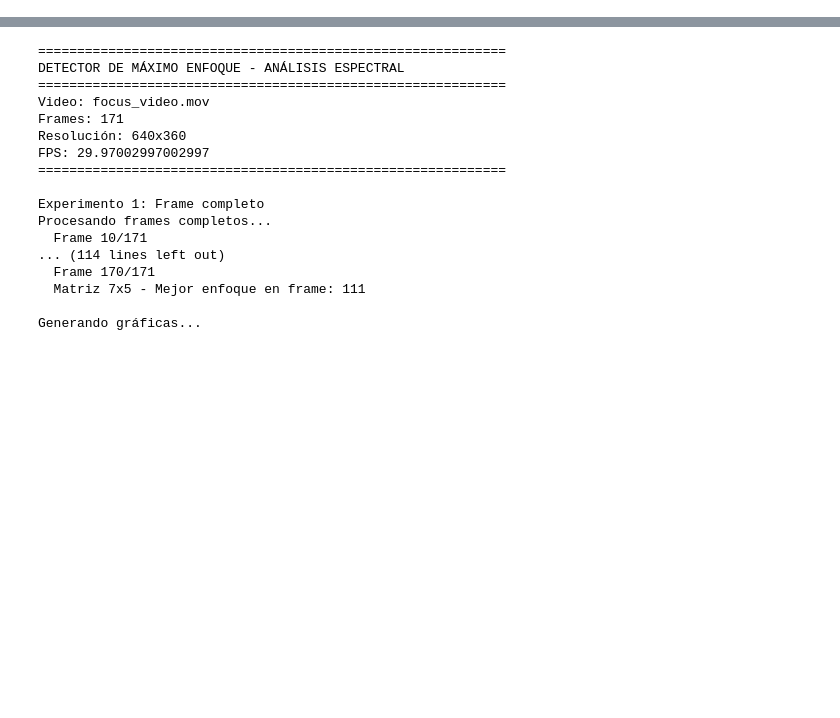
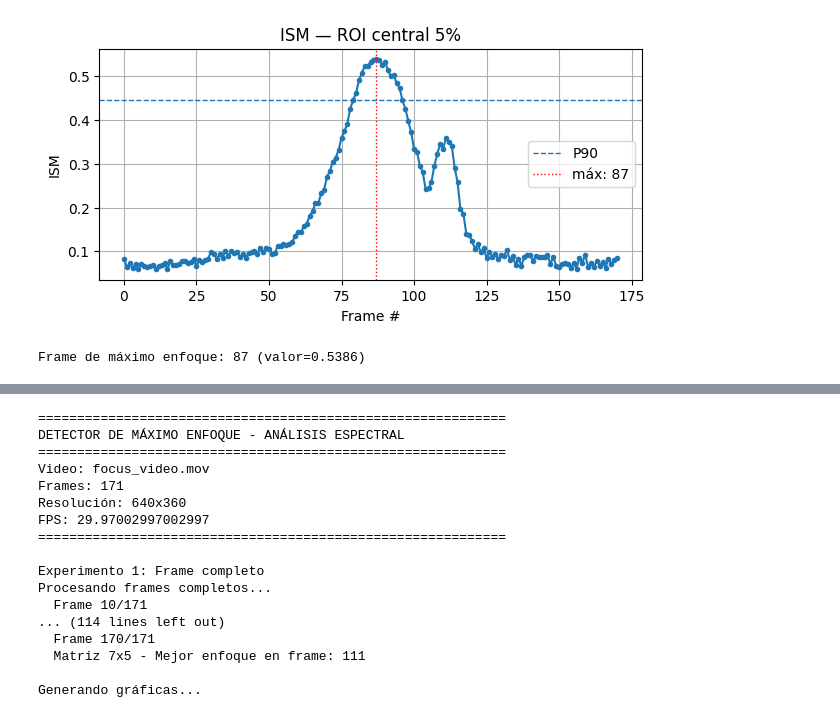
Before and after one commit to MartinAndu/Vision_Computadora_1_CEIA, a Jupyter notebook: TP2/TP2_Andujar_Ceballos_Otonelo.ipynb, the cells around one changed output, grey strips where cells are left out. Drawn from its saved outputs; the diff is of its cells as text; code cells hidden in the pictures; blank space fills up the shorter version.

```diff
--- a/TP2/TP2_Andujar_Ceballos_Otonelo.ipynb
+++ b/TP2/TP2_Andujar_Ceballos_Otonelo.ipynb
@@ -0,0 +206,8 @@
+# %%
+# === Experimento 2b: ROI CENTRAL 5% (ISM) ===
+percentile = 90
+metrics_roi5, pts_roi5 = focus_measure(video_frames, mode='roi', metric='ISM', roi_frac=0.05)
+showMetric(metrics_roi5, percentile, 'ISM — ROI central 5%', 'ISM')
+# %% [output]
+[figure, added]
+Frame de máximo enfoque: 87 (valor=0.5386)
```
Also changed, not shown: parts of 14 cells of this notebook.
